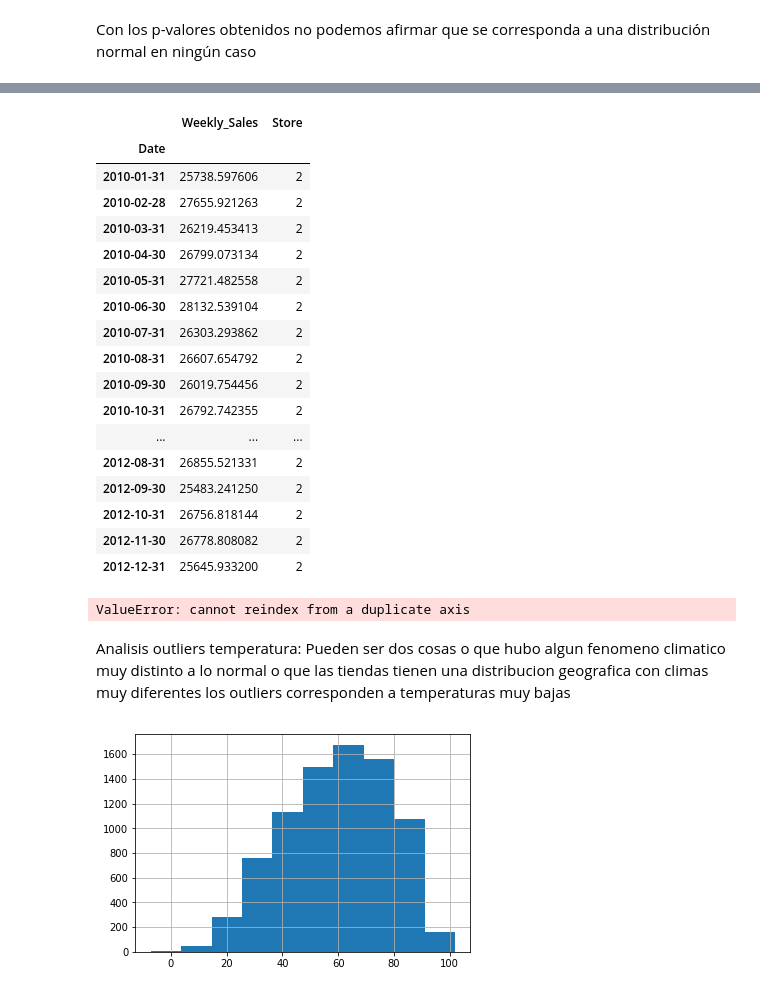
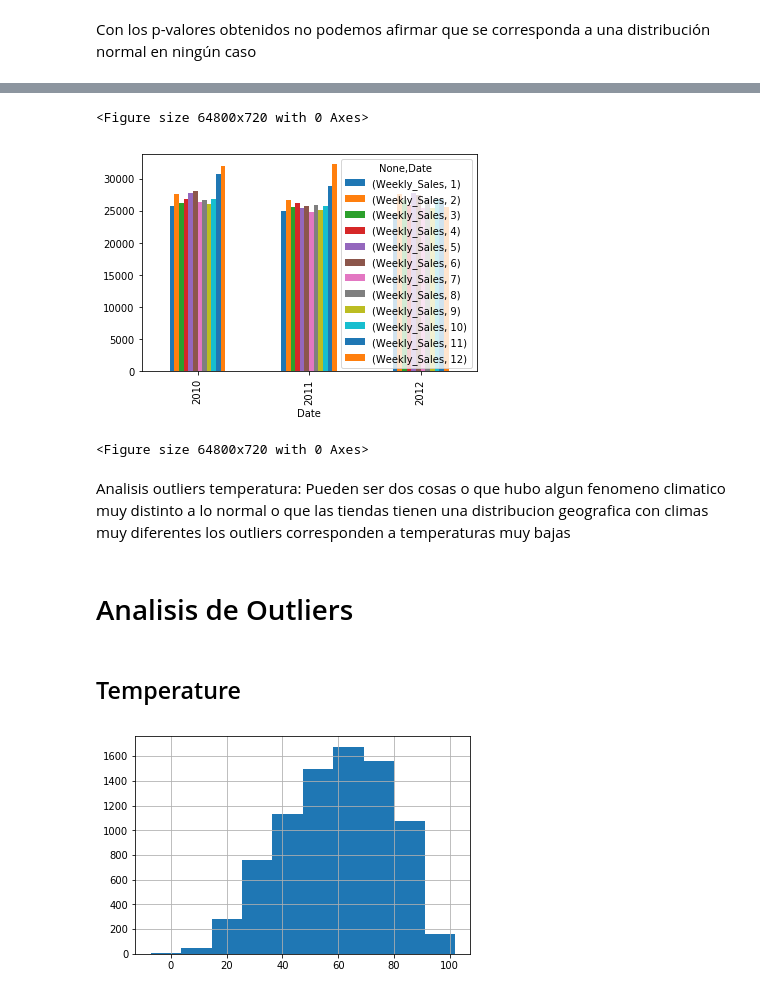
Before and after one commit to dbourdin/diplodatos-mentorias, a Jupyter notebook: analisis-y-visualizacion/retail_data_analytics.ipynb, the cells around one changed output, grey strips where cells are left out. Saved outputs shown, nothing was run; the diff lists cells and outputs as text; code cells hidden in the pictures.

```diff
--- a/analisis-y-visualizacion/retail_data_analytics.ipynb
+++ b/analisis-y-visualizacion/retail_data_analytics.ipynb
@@ -471,5 +495,5 @@ Con los p-valores obtenidos no podemos afirmar que se corresponda a una distribu
 # %%
 sales['Date'] =pd.to_datetime(sales.Date)
 # %%
-sales.index = sales['Date']
-sales[sales['Store'] == 2].resample('M')[['Weekly_Sales','Store']].mean()
+# sales.index = sales['Date']
+# sales[sales['Store'] == 2].resample('M')[['Weekly_Sales','Store']].mean()
@@ -495,34 +500,21 @@ sales[sales['Store'] == 2].resample('M')[['Weekly_Sales','Store']].mean()
 # %%
-sales[sales['Store'] == 2].resample('M')[['Weekly_Sales','Store']].mean()
+# sales[sales['Store'] == 2].resample('M')[['Weekly_Sales','Store']].mean()
-# %% [output]
-|  | Weekly_Sales | Store |
-| Date |  |  |
-| 2010-01-31 | 25738.597606 | 2 |
-| 2010-02-28 | 27655.921263 | 2 |
-| 2010-03-31 | 26219.453413 | 2 |
-| 2010-04-30 | 26799.073134 | 2 |
-| 2010-05-31 | 27721.482558 | 2 |
-| 2010-06-30 | 28132.539104 | 2 |
-| 2010-07-31 | 26303.293862 | 2 |
-| 2010-08-31 | 26607.654792 | 2 |
-| 2010-09-30 | 26019.754456 | 2 |
-| 2010-10-31 | 26792.742355 | 2 |
-| ... | ... | ... |
-| 2012-08-31 | 26855.521331 | 2 |
-| 2012-09-30 | 25483.241250 | 2 |
-| 2012-10-31 | 26756.818144 | 2 |
-| 2012-11-30 | 26778.808082 | 2 |
-| 2012-12-31 | 25645.933200 | 2 |
 # %%
-prueba=sales[sales['Dept']==2][['Weekly_Sales','Date']]
+prueba=sales[sales['Store']==2][['Weekly_Sales','Date']]
 # %%
-prueba.groupby([sales['Date'].dt.year,sales['Date'].dt.month]).agg('mean').unstack().plot.bar()
+prueba.groupby([prueba['Date'].dt.year,prueba['Date'].dt.month]).agg('mean').unstack().plot.bar()
 plt.figure(figsize=(900,10))
 # %% [output]
-ValueError: cannot reindex from a duplicate axis
+<Figure size 64800x720 with 0 Axes>
+[figure, added]
+<Figure size 64800x720 with 0 Axes>
 # %% [markdown]
 Analisis outliers temperatura:
 Pueden ser dos cosas o que hubo algun fenomeno climatico muy distinto a lo normal o que las tiendas tienen una distribucion geografica con climas muy diferentes los outliers corresponden a temperaturas muy bajas
+# %% [markdown]
+# Analisis de Outliers
+# %% [markdown]
+## Temperature
 # %%
 features.Temperature.hist();
 # %% [output]
```
Also changed, not shown: parts of 52 cells of this notebook.
